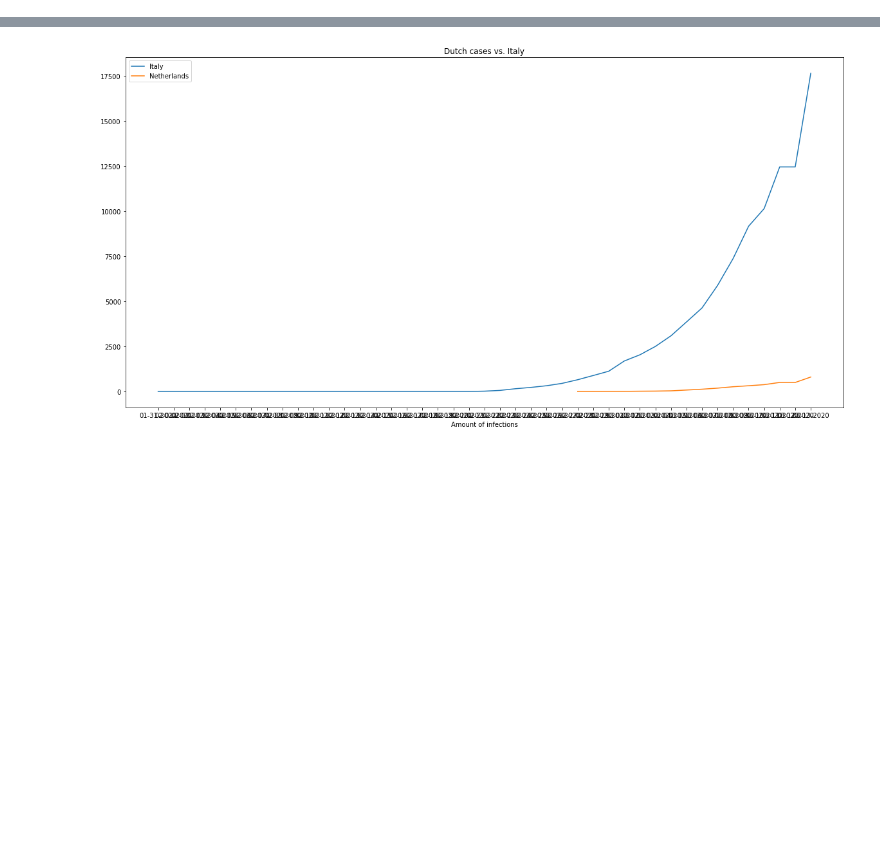
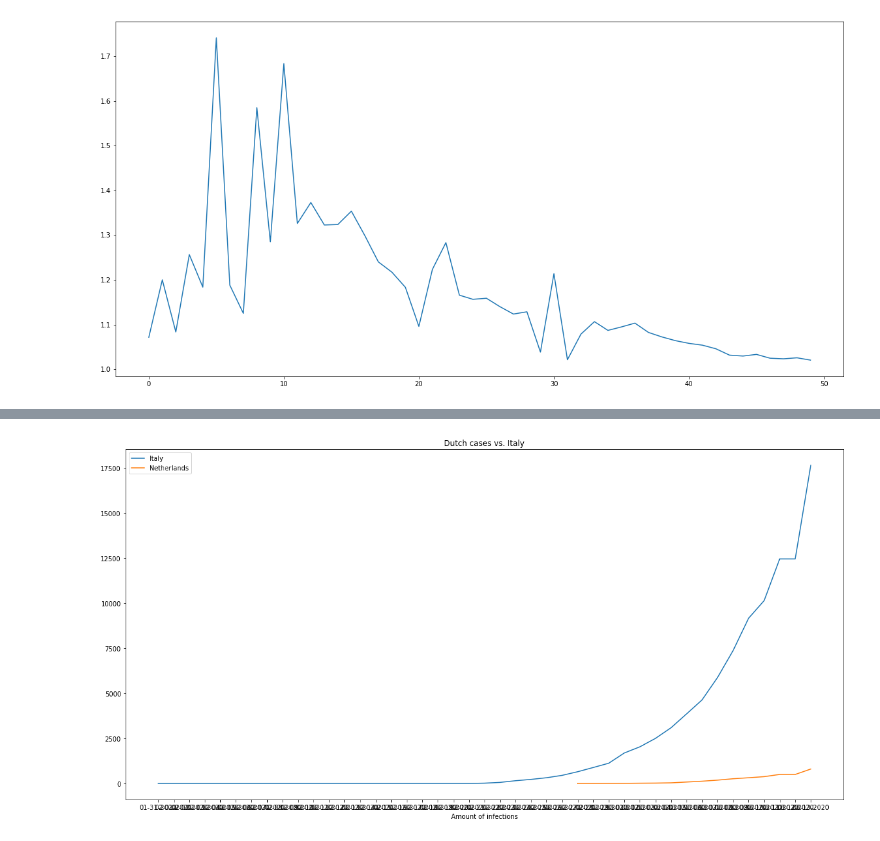
Before and after one commit to VincentFokker/Fruitpunch-AI-Covid-19, a Jupyter notebook: Impact on Health/CSSEGISandData - Corona Analysis.ipynb, the cells around one changed output, grey strips where cells are left out. Saved outputs shown, nothing was run; the diff lists cells and outputs as text; code cells hidden in the pictures; blank space fills up the shorter version.

```diff
--- a/Impact on Health/CSSEGISandData - Corona Analysis.ipynb
+++ b/Impact on Health/CSSEGISandData - Corona Analysis.ipynb
@@ -28,0 +165,6 @@ for date in all_dates[:-1]:
+# %%
+plt.figure(figsize=(20,10))
+plt.plot(rr_china)
+plt.show()
+# %% [output]
+[figure, added]
```
Also changed, not shown: parts of 13 cells of this notebook.
